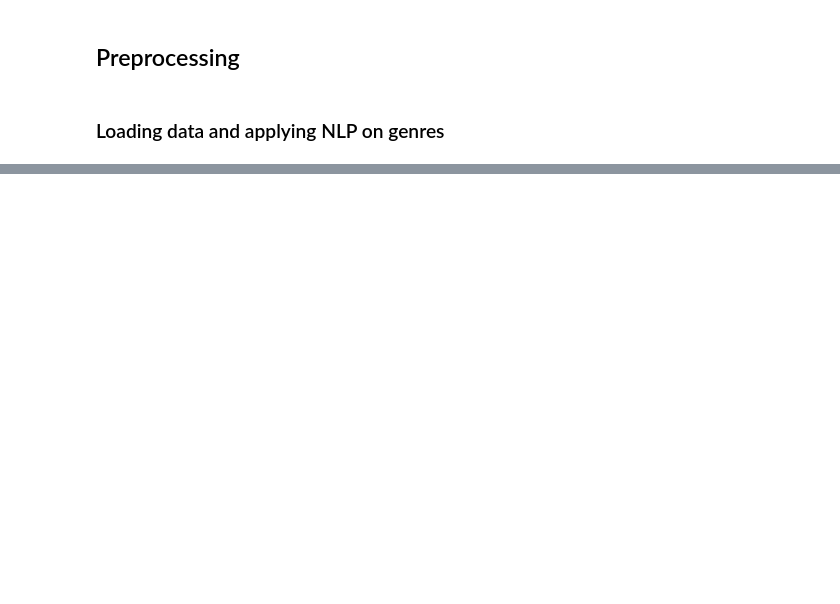
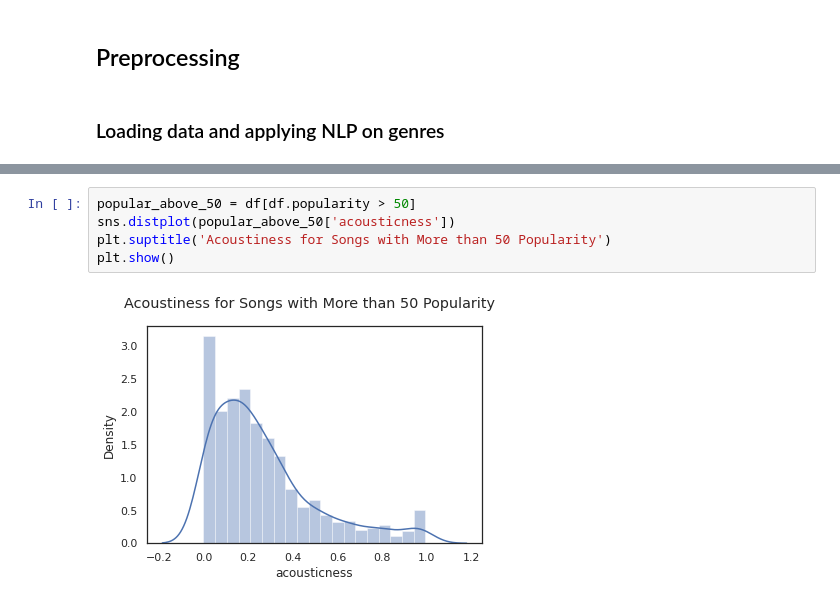
Before and after one commit to bastiendlf/Kaggle-Spotify-SDATA, a Jupyter notebook: EXERCICE_2_VISUALIZATION.ipynb, the cells around one changed output, grey strips where cells are left out. Drawn from its saved outputs; the diff is of its cells as text; blank space fills up the shorter version.

```diff
--- a/Regression.ipynb
+++ b/EXERCICE_2_VISUALIZATION.ipynb
@@ -49,0 +99,7 @@ print("end")
+# %%
+popular_above_50 = df[df.popularity > 50]
+sns.distplot(popular_above_50['acousticness'])
+plt.suptitle('Acoustiness for Songs with More than 50 Popularity')
+plt.show()
+# %% [output]
+[figure, added]
```
Also changed, not shown: parts of 40 cells of this notebook, 1 other file.
